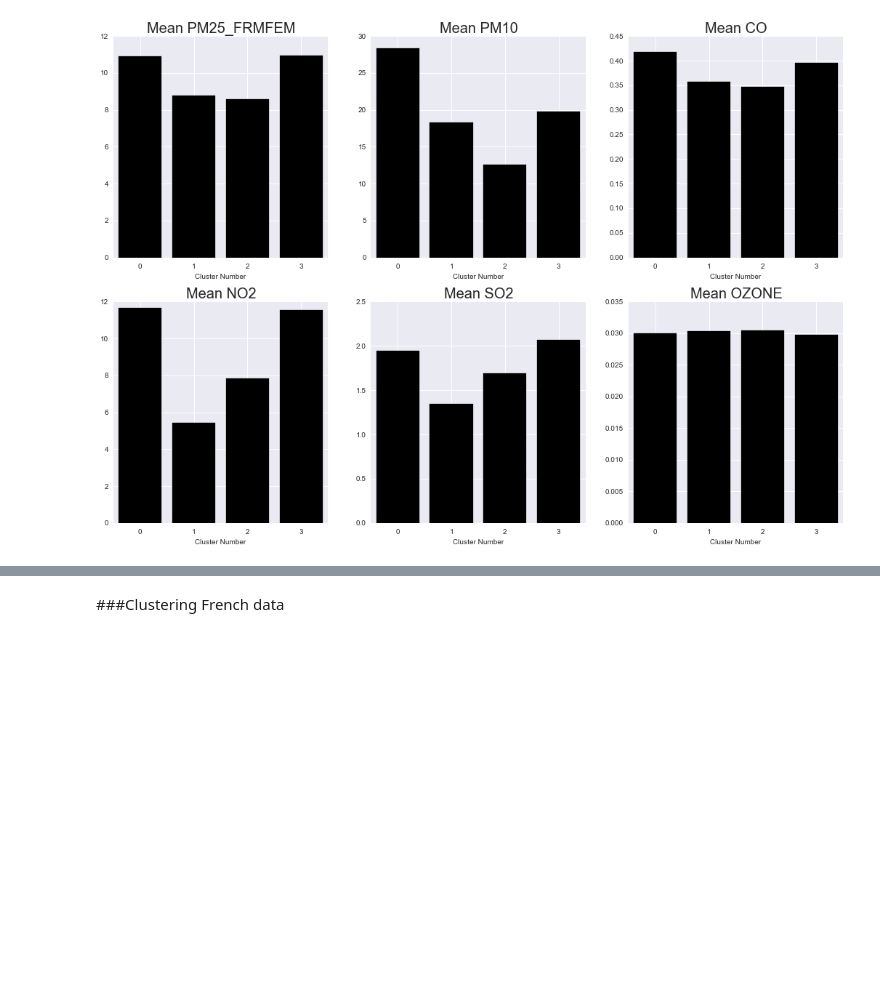
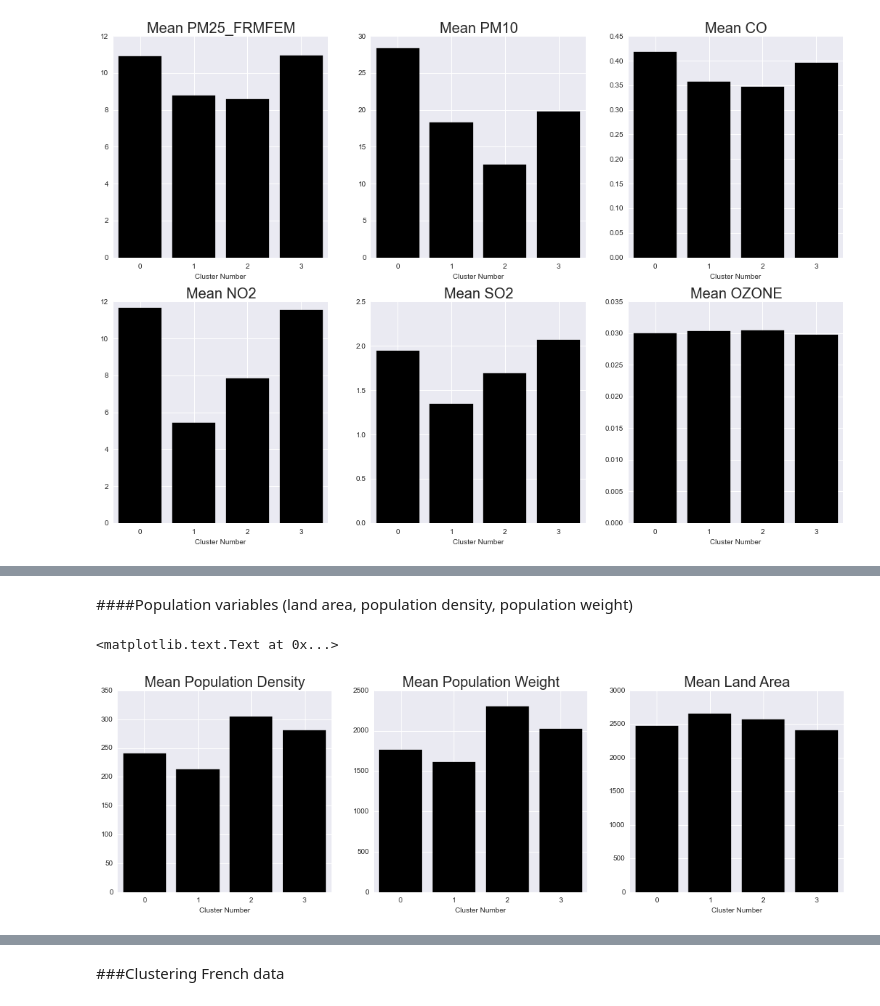
Before and after one commit to mchaffin17/AirPollutionFinalProject, a Jupyter notebook: UnsupervisedLearning_pt2.ipynb, the cells around one changed output, grey strips where cells are left out. Saved outputs shown, nothing was run; the diff lists cells and outputs as text; code cells hidden in the pictures; blank space fills up the shorter version.

```diff
--- a/UnsupervisedLearning_pt2.ipynb
+++ b/UnsupervisedLearning_pt2.ipynb
@@ -195,0 +251,25 @@ plt.xlabel('Cluster Number',horizontalalignment='center',fontsize=10)
+# %% [markdown]
+####Population variables (land area, population density, population weight)
+# %%
+fig = plt.figure(figsize=(18,5))
+names=['0','1','2','3']
+plt.subplot(1, 3, 1)
+plt.bar(us_clu_vars_means.index,us_clu_vars_means['popdense2010'],color='black',align='center')
+plt.title('Mean Population Density',fontsize=20)
+plt.xticks(us_clu_vars_means.index, names,horizontalalignment='center')
+plt.xlabel('Cluster Number',horizontalalignment='center',fontsize=10)
+
+plt.subplot(1, 3, 2)
+plt.bar(us_clu_vars_means.index,us_clu_vars_means['pop_weight2010'],color='black',align='center')
+plt.title('Mean Population Weight',fontsize=20)
+plt.xticks(us_clu_vars_means.index, names,horizontalalignment='center')
+plt.xlabel('Cluster Number',horizontalalignment='center',fontsize=10)
+
+plt.subplot(1, 3, 3)
+plt.bar(us_clu_vars_means.index,us_clu_vars_means['landarea'],color='black',align='center')
+plt.title('Mean Land Area',fontsize=20)
+plt.xticks(us_clu_vars_means.index, names,horizontalalignment='center')
+plt.xlabel('Cluster Number',horizontalalignment='center',fontsize=10)
+# %% [output]
+<matplotlib.text.Text at 0x...>
+[figure, added]
```
Also changed, not shown: parts of 7 cells of this notebook.
